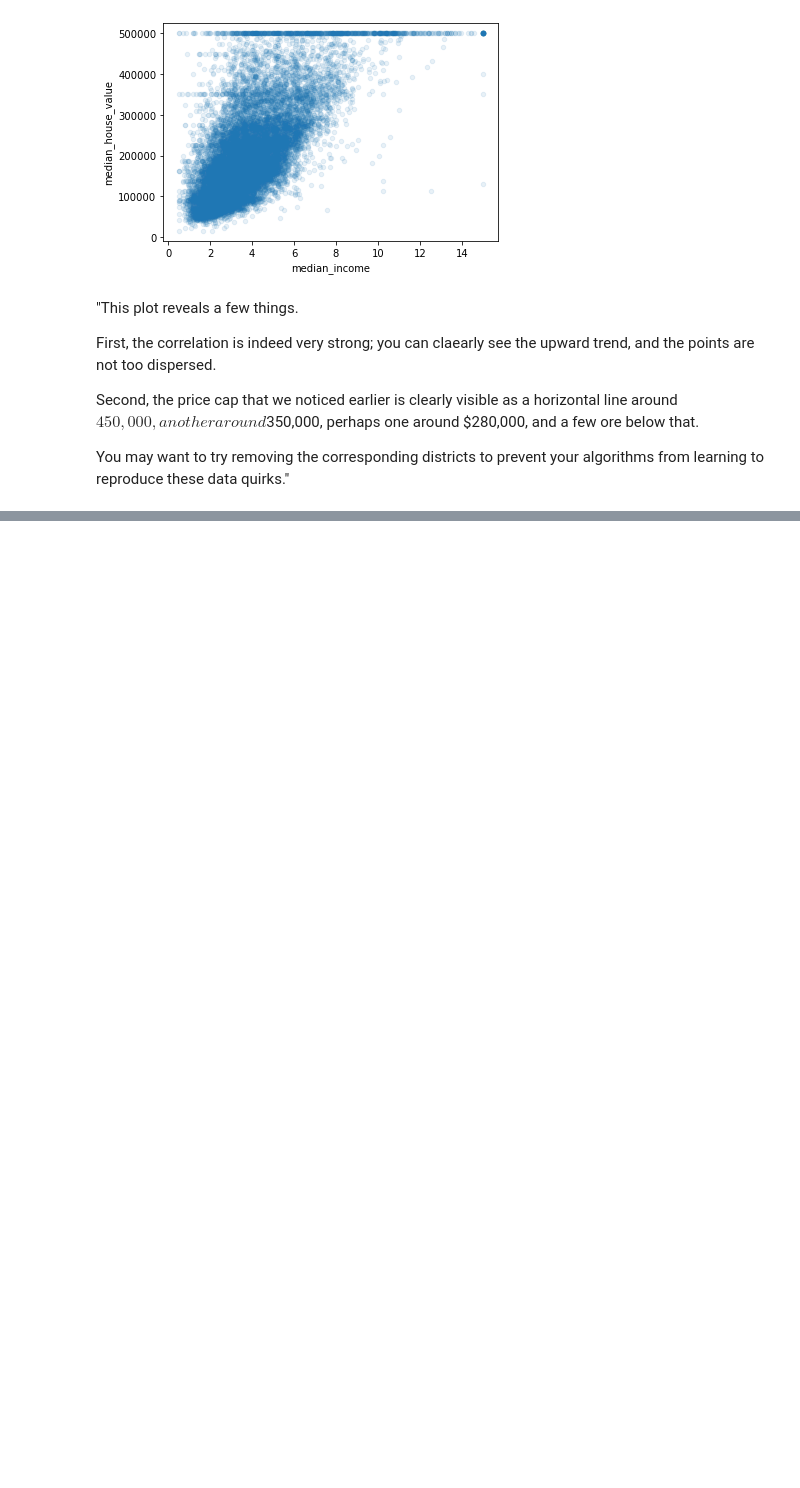
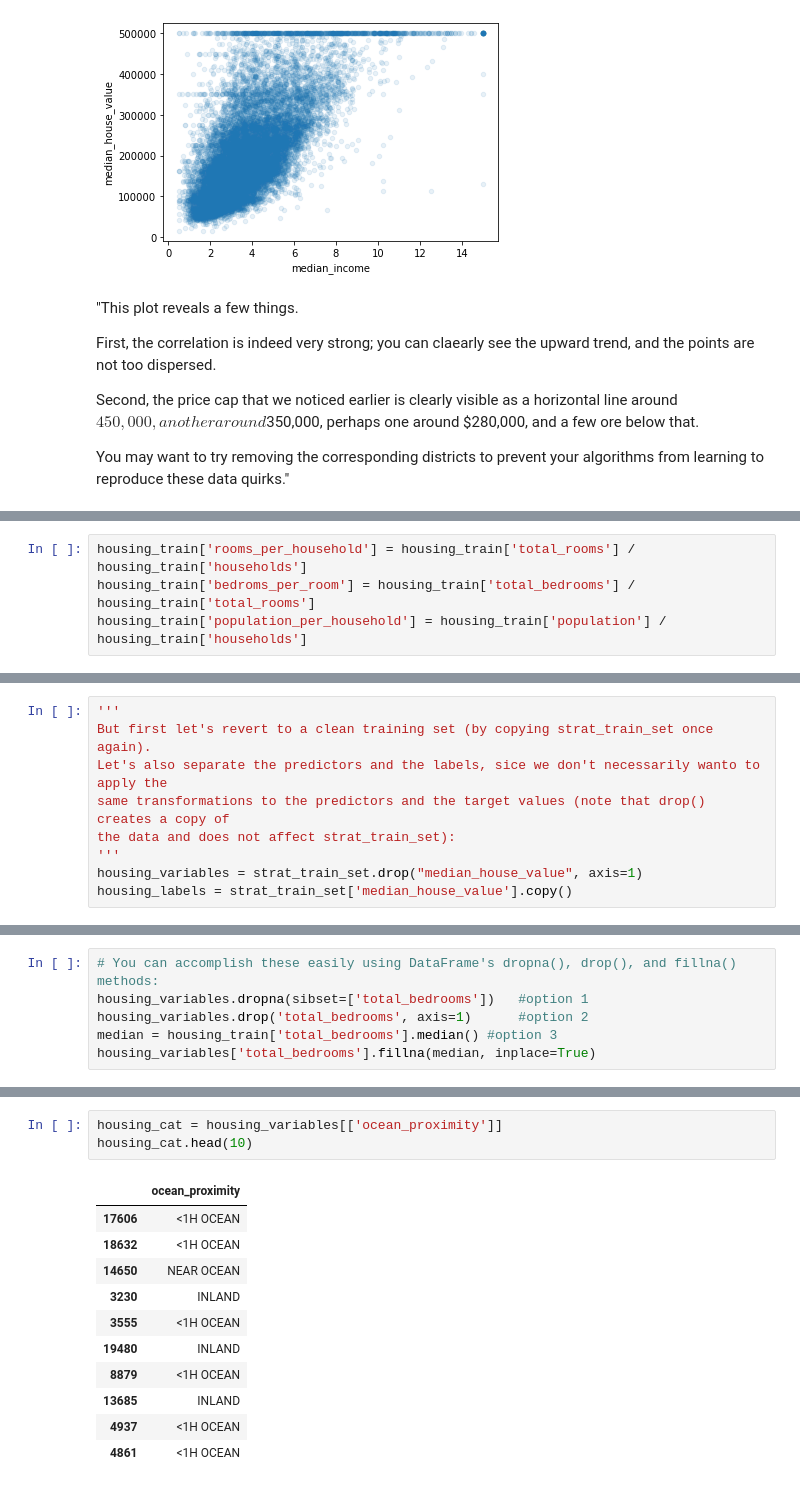
Before and after one commit to Joaosantos19/Hands-On-Machine-Learning, a Jupyter notebook: Housing.ipynb, the cells around one changed output, grey strips where cells are left out. Drawn from its saved outputs; the diff is of its cells as text; blank space fills up the shorter version.

```diff
--- a/Housing.ipynb
+++ b/Housing.ipynb
@@ -294,0 +301,4 @@ You may want to try removing the corresponding districts to prevent your algorit
+# %%
+housing_train['rooms_per_household'] = housing_train['total_rooms'] / housing_train['households']
+housing_train['bedroms_per_room'] = housing_train['total_bedrooms'] / housing_train['total_rooms']
+housing_train['population_per_household'] = housing_train['population'] / housing_train['households']
@@ -294,0 +341,9 @@ You may want to try removing the corresponding districts to prevent your algorit
+# %%
+'''
+But first let's revert to a clean training set (by copying strat_train_set once again).
+Let's also separate the predictors and the labels, sice we don't necessarily wanto to apply the
+same transformations to the predictors and the target values (note that drop() creates a copy of
+the data and does not affect strat_train_set):
+'''
+housing_variables = strat_train_set.drop("median_house_value", axis=1)
+housing_labels = strat_train_set['median_house_value'].copy()
@@ -294,0 +360,6 @@ You may want to try removing the corresponding districts to prevent your algorit
+# %%
+# You can accomplish these easily using DataFrame's dropna(), drop(), and fillna() methods:
+housing_variables.dropna(sibset=['total_bedrooms'])   #option 1
+housing_variables.drop('total_bedrooms', axis=1)      #option 2
+median = housing_train['total_bedrooms'].median() #option 3
+housing_variables['total_bedrooms'].fillna(median, inplace=True)
@@ -294,0 +438,15 @@ You may want to try removing the corresponding districts to prevent your algorit
+# %%
+housing_cat = housing_variables[['ocean_proximity']]
+housing_cat.head(10)
+# %% [output]
+|  | ocean_proximity |
+| 17606 | <1H OCEAN |
+| 18632 | <1H OCEAN |
+| 14650 | NEAR OCEAN |
+| 3230 | INLAND |
+| 3555 | <1H OCEAN |
+| 19480 | INLAND |
+| 8879 | <1H OCEAN |
+| 13685 | INLAND |
+| 4937 | <1H OCEAN |
+| 4861 | <1H OCEAN |
```
Also changed, not shown: parts of 32 cells of this notebook.
